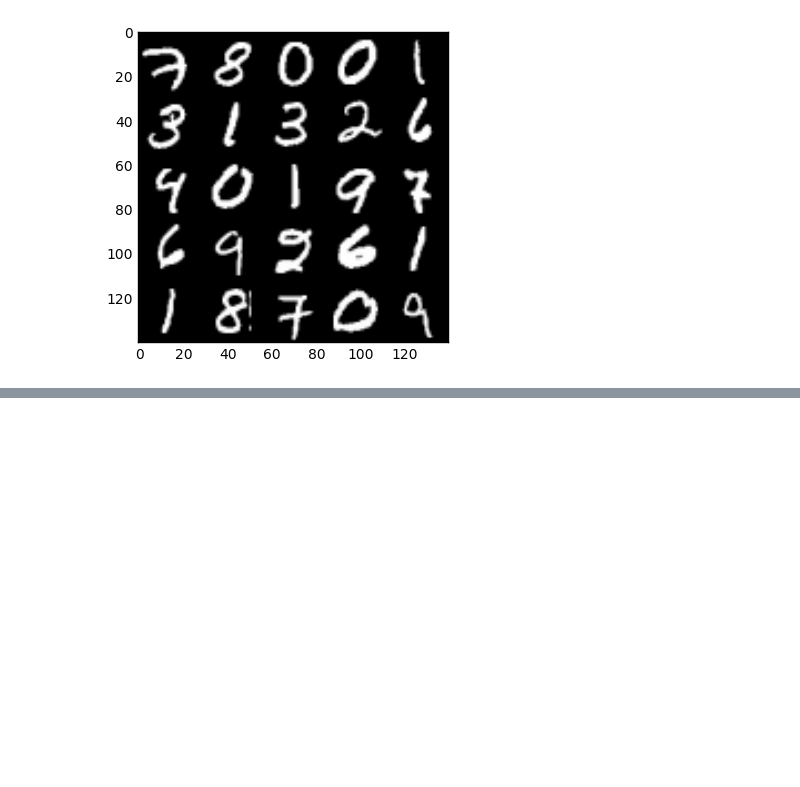
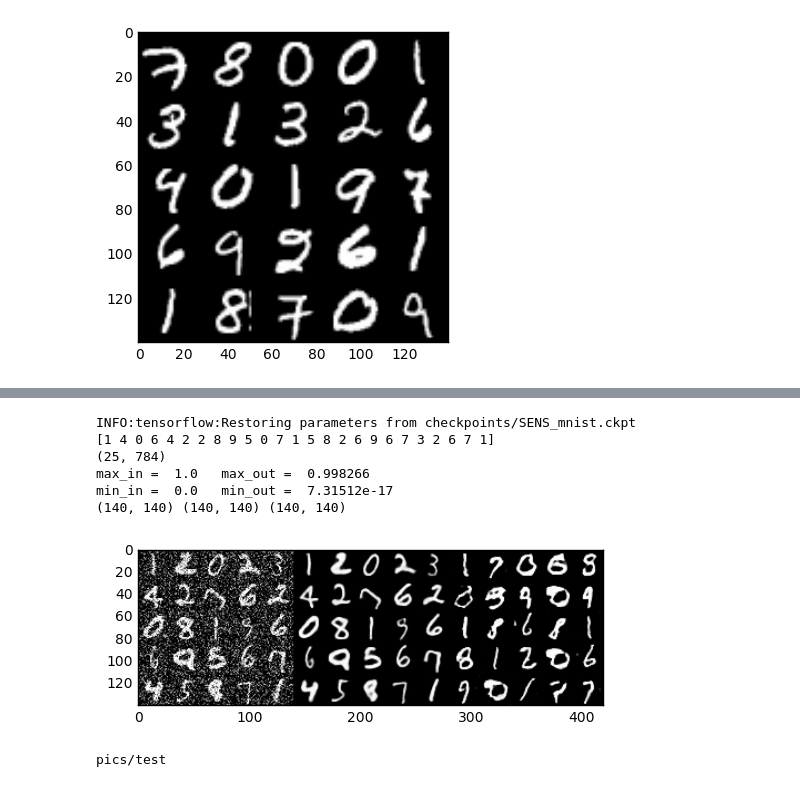
Before and after one commit to drburke/tensorflow, a Jupyter notebook: SENs/SENs_MNIST.ipynb, the cells around one changed output, grey strips where cells are left out. Drawn from its saved outputs; the diff is of its cells as text; code cells hidden in the pictures; blank space fills up the shorter version.

```diff
--- a/SENs/SENs_MNIST.ipynb
+++ b/SENs/SENs_MNIST.ipynb
@@ -150,0 +242,12 @@ KeyboardInterrupt:
+# %%
+importlib.reload(helper)
+test_sens(SENs, saver)
+# %% [output]
+INFO:tensorflow:Restoring parameters from checkpoints/SENS_mnist.ckpt
+[1 4 0 6 4 2 2 8 9 5 0 7 1 5 8 2 6 9 6 7 3 2 6 7 1]
+(25, 784)
+max_in =  1.0   max_out =  0.998266
+min_in =  0.0   min_out =  7.31512e-17
+(140, 140) (140, 140) (140, 140)
+[figure, added]
+pics/test
```
Also changed, not shown: parts of 6 cells of this notebook, 3 other files.
